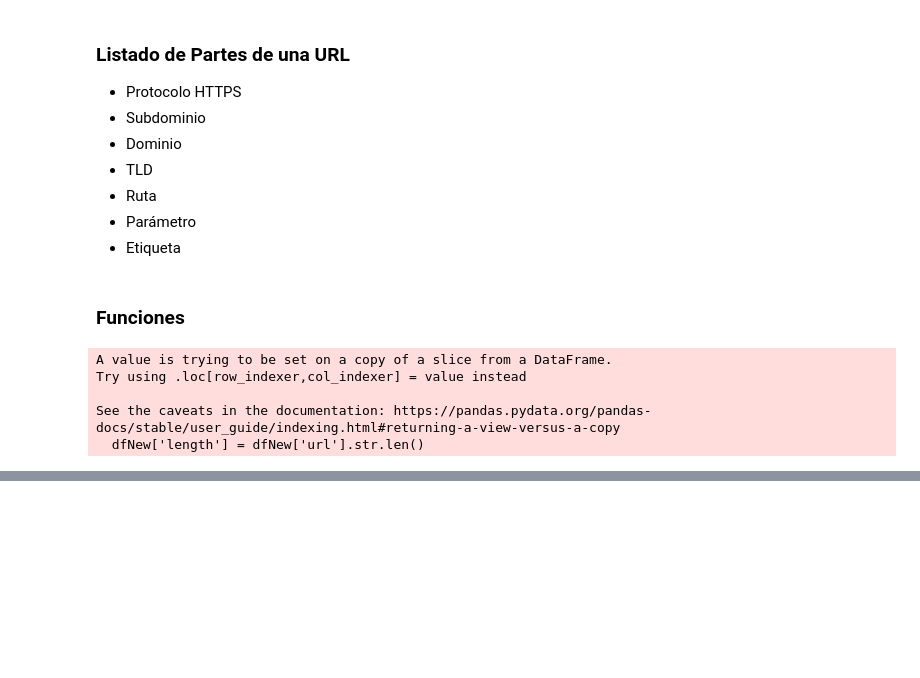
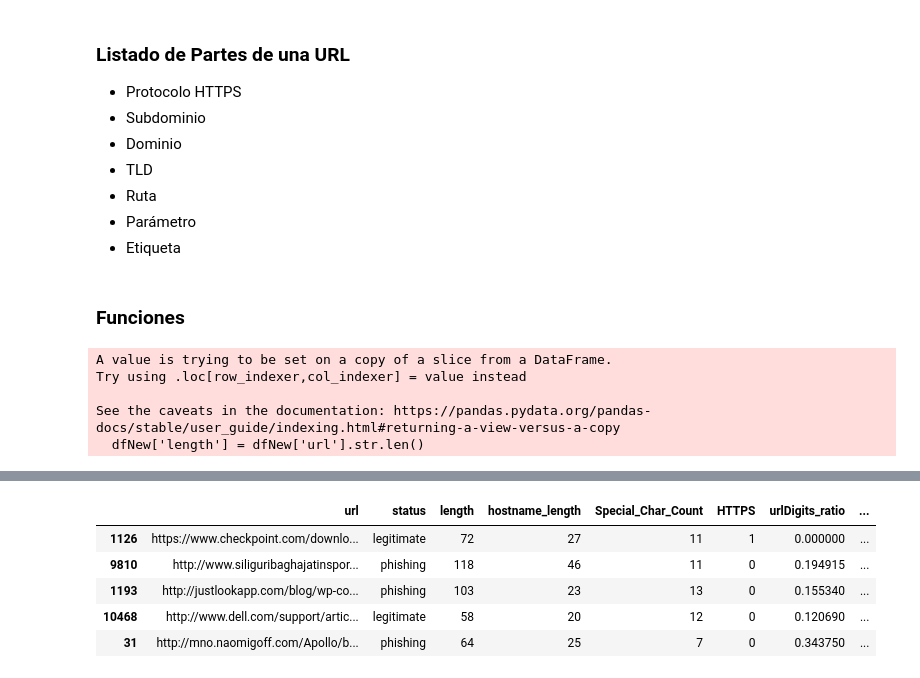
Before and after one commit to JavierCotto5201/LAB1_SDS, a Jupyter notebook: Laoratorio 1.ipynb, the cells around one changed output, grey strips where cells are left out. Cells and saved outputs as stored; diff of their text form; code cells hidden in the pictures; blank space fills up the shorter version.

```diff
--- a/Laoratorio 1.ipynb
+++ b/Laoratorio 1.ipynb
@@ -174,0 +222,9 @@ See the caveats in the documentation: https://pandas.pydata.org/pandas-docs/stab
+# %%
+dfNew.sample(5)
+# %% [output]
+|  | url | status | length | hostname_length | Special_Char_Count | HTTPS | urlDigits_ratio | ... |
+| 1126 | https://www.checkpoint.com/downlo... | legitimate | 72 | 27 | 11 | 1 | 0.000000 | ... |
+| 9810 | http://www.siliguribaghajatinspor... | phishing | 118 | 46 | 11 | 0 | 0.194915 | ... |
+| 1193 | http://justlookapp.com/blog/wp-co... | phishing | 103 | 23 | 13 | 0 | 0.155340 | ... |
+| 10468 | http://www.dell.com/support/artic... | legitimate | 58 | 20 | 12 | 0 | 0.120690 | ... |
+| 31 | http://mno.naomigoff.com/Apollo/b... | phishing | 64 | 25 | 7 | 0 | 0.343750 | ... |
```
Also changed, not shown: parts of 4 cells of this notebook.
